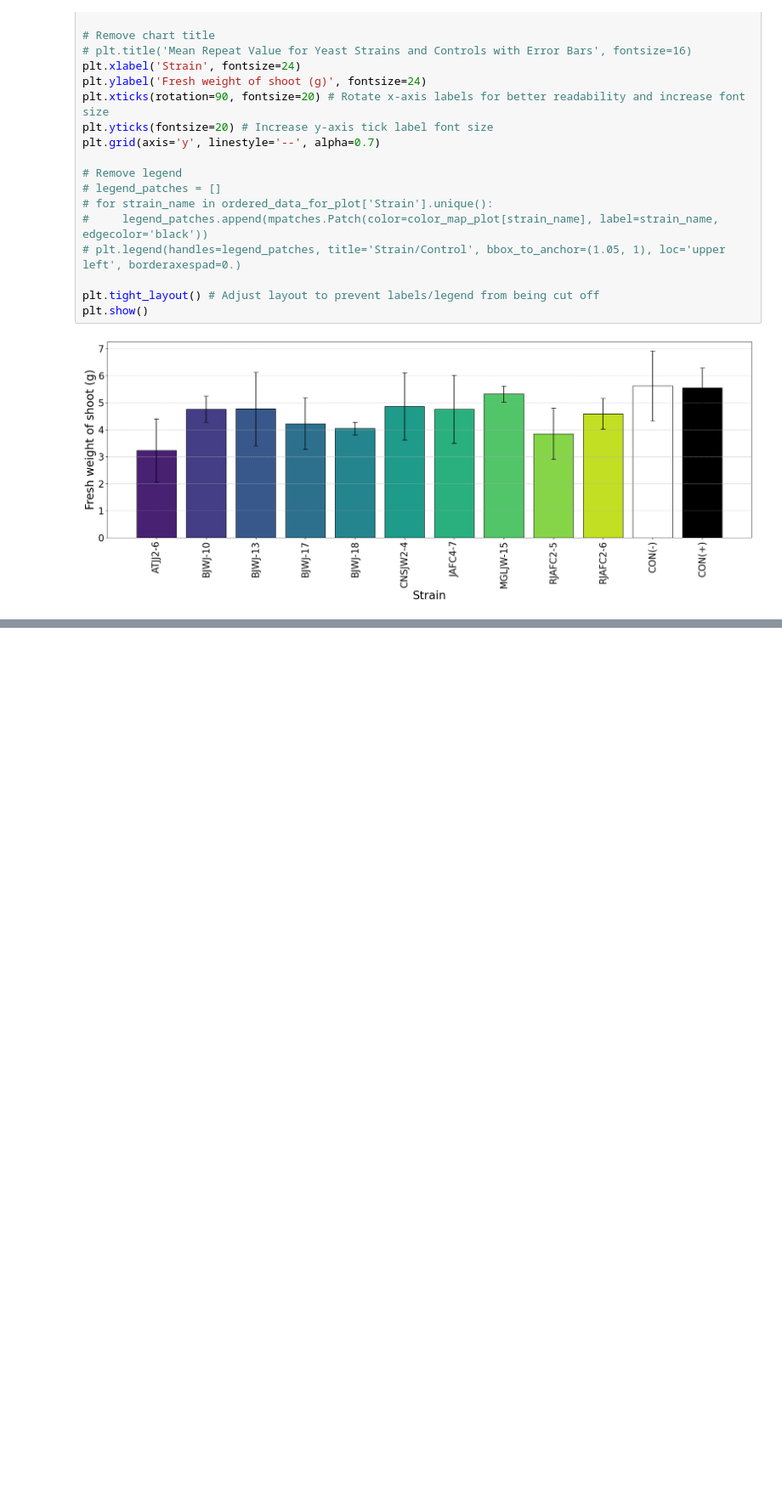
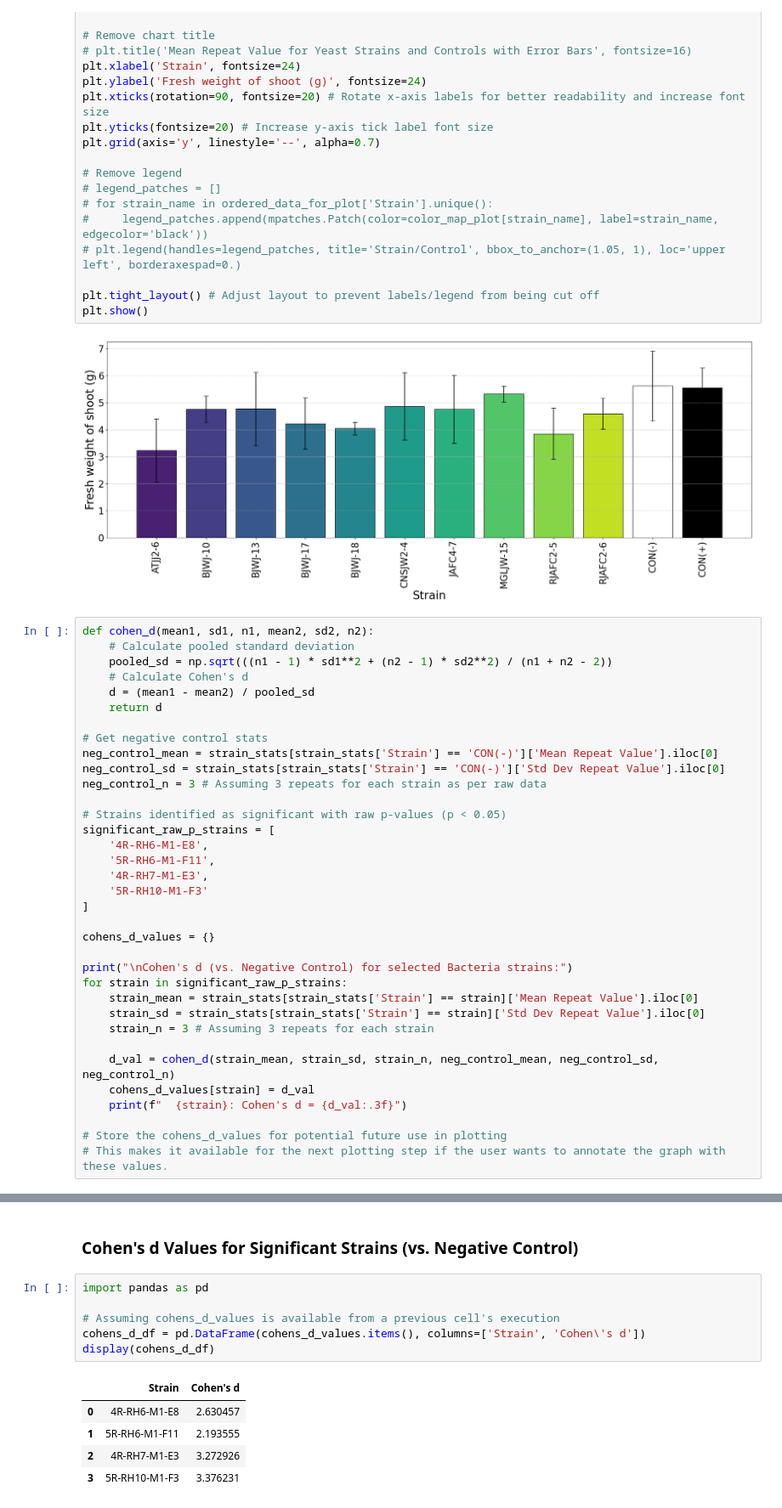
Before and after one commit to jellybbie/study, a Jupyter notebook: scratchpad.ipynb, the cells around one changed output, grey strips where cells are left out. Shown at 85% size. Saved outputs shown, nothing was run; the diff lists cells and outputs as text; blank space fills up the shorter version.

```diff
--- a/scratchpad.ipynb
+++ b/scratchpad.ipynb
@@ -154,3 +154,38 @@ plt.tight_layout() # Adjust layout to prevent labels/legend from being cut off
 plt.show()
 # %% [output]
 [figure]
+# %%
+def cohen_d(mean1, sd1, n1, mean2, sd2, n2):
+    # Calculate pooled standard deviation
+    pooled_sd = np.sqrt(((n1 - 1) * sd1**2 + (n2 - 1) * sd2**2) / (n1 + n2 - 2))
+    # Calculate Cohen's d
+    d = (mean1 - mean2) / pooled_sd
+    return d
+
+# Get negative control stats
+neg_control_mean = strain_stats[strain_stats['Strain'] == 'CON(-)']['Mean Repeat Value'].iloc[0]
+neg_control_sd = strain_stats[strain_stats['Strain'] == 'CON(-)']['Std Dev Repeat Value'].iloc[0]
+neg_control_n = 3 # Assuming 3 repeats for each strain as per raw data
+
+# Strains identified as significant with raw p-values (p < 0.05)
+significant_raw_p_strains = [
+    '4R-RH6-M1-E8',
+    '5R-RH6-M1-F11',
+    '4R-RH7-M1-E3',
+    '5R-RH10-M1-F3'
+]
+
+cohens_d_values = {}
+
+print("\nCohen's d (vs. Negative Control) for selected Bacteria strains:")
+for strain in significant_raw_p_strains:
+    strain_mean = strain_stats[strain_stats['Strain'] == strain]['Mean Repeat Value'].iloc[0]
+    strain_sd = strain_stats[strain_stats['Strain'] == strain]['Std Dev Repeat Value'].iloc[0]
+    strain_n = 3 # Assuming 3 repeats for each strain
+
+    d_val = cohen_d(strain_mean, strain_sd, strain_n, neg_control_mean, neg_control_sd, neg_control_n)
+    cohens_d_values[strain] = d_val
+    print(f"  {strain}: Cohen's d = {d_val:.3f}")
+
+# Store the cohens_d_values for potential future use in plotting
+# This makes it available for the next plotting step if the user wants to annotate the graph with these values.
@@ -156,0 +360,14 @@ plt.show()
+# %% [markdown]
+### Cohen's d Values for Significant Strains (vs. Negative Control)
+# %%
+import pandas as pd
+
+# Assuming cohens_d_values is available from a previous cell's execution
+cohens_d_df = pd.DataFrame(cohens_d_values.items(), columns=['Strain', 'Cohen\'s d'])
+display(cohens_d_df)
+# %% [output]
+|  | Strain | Cohen's d |
+| 0 | 4R-RH6-M1-E8 | 2.630457 |
+| 1 | 5R-RH6-M1-F11 | 2.193555 |
+| 2 | 4R-RH7-M1-E3 | 3.272926 |
+| 3 | 5R-RH10-M1-F3 | 3.376231 |
```
Also changed, not shown: parts of 4 cells of this notebook.
